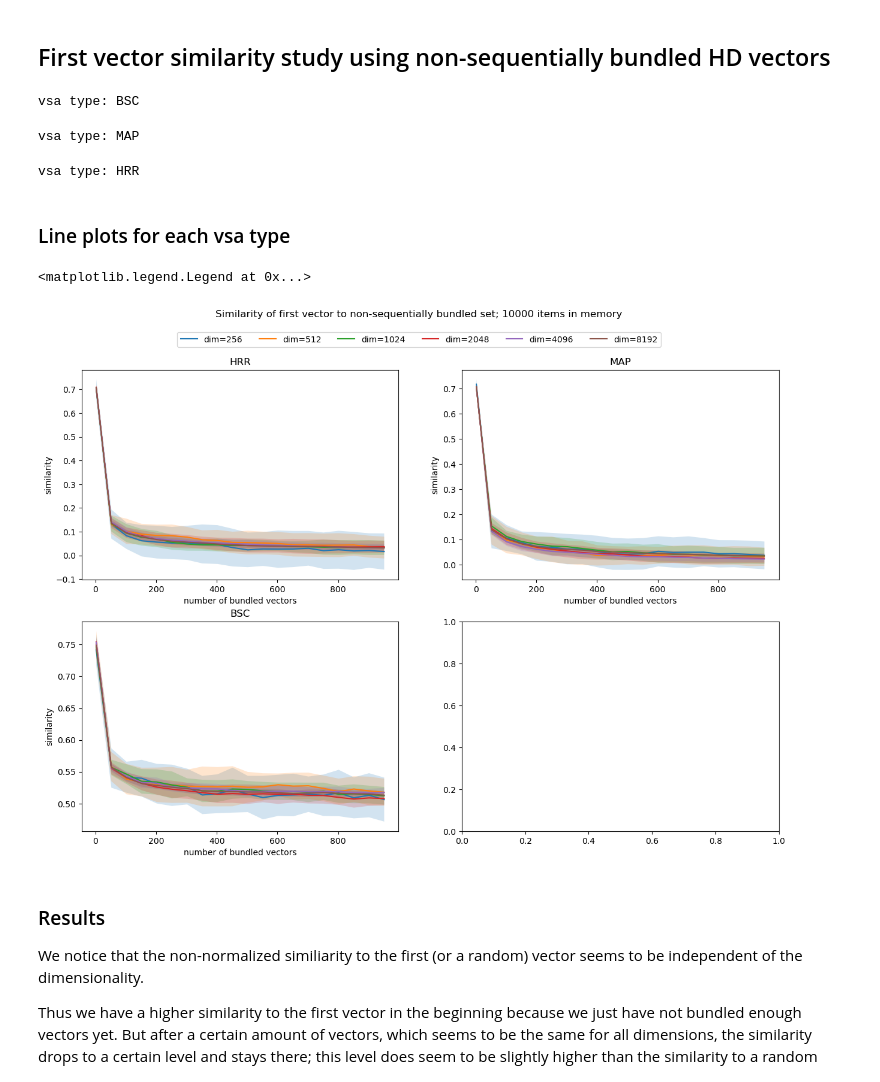
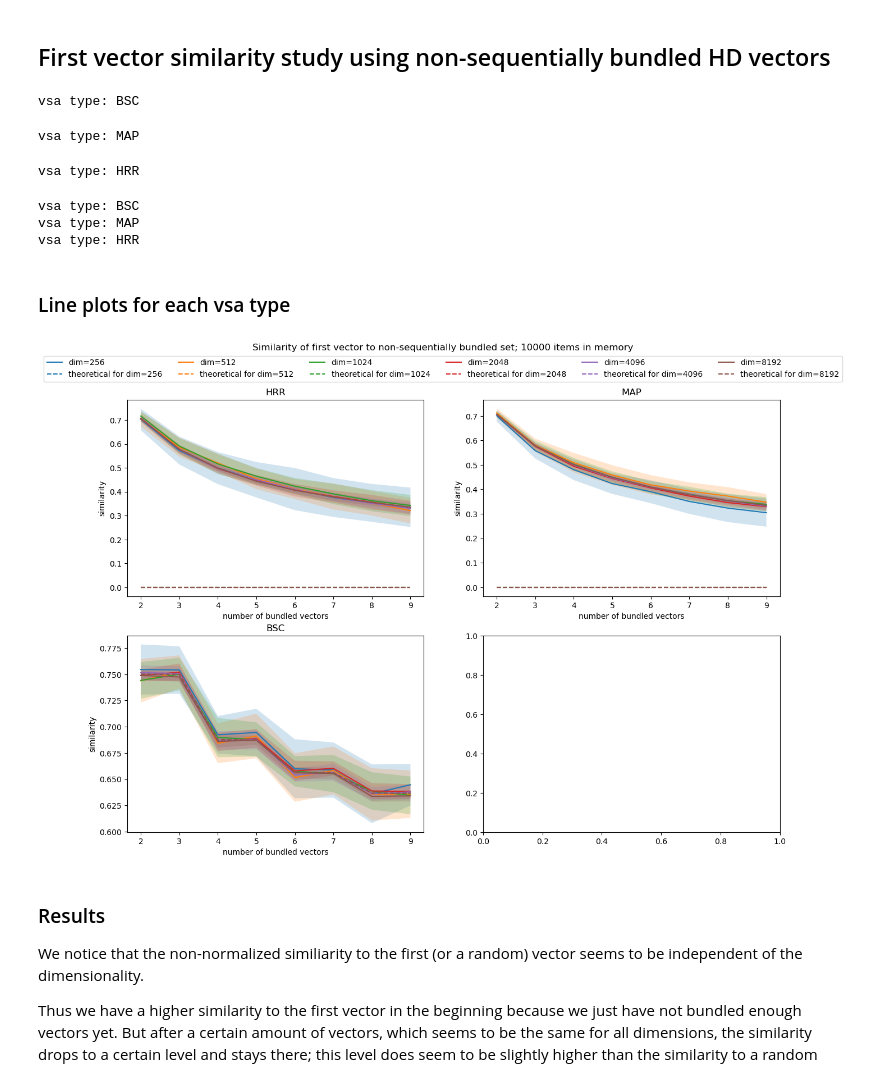
Before and after one commit to SennR-1952135/Masterthesis-VSAs, a Jupyter notebook: code/src/capacity_exp/non_norm_bundle_capacity_vsa_types.ipynb, the cells around one changed output. Cells and saved outputs as stored; diff of their text form; code cells hidden in the pictures.

```diff
--- a/code/src/capacity_exp/non_norm_bundle_capacity_vsa_types.ipynb
+++ b/code/src/capacity_exp/non_norm_bundle_capacity_vsa_types.ipynb
@@ -13,7 +15,8 @@ from helpers import similarity_func_partial
 VSA_TYPES = ['FHRR', 'BSC', 'MAP', 'HRR']
 VSA_TYPES = ['BSC', 'MAP', 'HRR'] # FHRR bundling is extremely slow compared to the others
 DIMENSIONS = [2**i for i in range(8, 14)]
-BUNDLE_SIZES = list(range(2, 1000, 50))
+# BUNDLE_SIZES = list(range(2, 10, 1))
+BUNDLE_SIZES = list(range(2, 10, 1))
 device = torch.device("cuda" if torch.cuda.is_available() else "cpu")
 if device == 'cuda':
     torch.cuda.empty_cache()
@@ -131,6 +134,9 @@ for vsa_type_idx in tqdm(range(len(VSA_TYPES)), disable=True):
       for d_idx in tqdm(range(len(DIMENSIONS)), disable=True):
           dim = DIMENSIONS[d_idx]
           item_memory = torchhd.random(item_memory_size, dim, vsa=vsa_type, device=device)
+          r_vecs = torchhd.random(item_memory_size, dim, vsa=vsa_type, device=device)[0]
+          # bind all vectors in item memory to r_vecs
+          item_memory = torchhd.bind(item_memory, r_vecs)
 
           # sample MAX_BUNDLE_SIZE vectors from item memory
           random_indices = torch.randperm(item_memory_size)[:MAX_BUNDLE_SIZE]
@@ -171,33 +177,60 @@ sim_random_vector_std = torch.std(sim_random_vector_tensor, dim=3)
 
 retrieval_first_vector_mean = torch.mean(retrieval_first_vector_tensor, dim=3)
 retrieval_first_vector_std = torch.std(retrieval_first_vector_tensor, dim=3) # is this relevant?
+
+theoretical_prob_correct = torch.zeros(len(DIMENSIONS), len(BUNDLE_SIZES), len(VSA_TYPES))
+
+def theoretical_similarity(amount_bundled, dim, vsa_type):
+    if vsa_type != 'BSC':
+      return 0
+    amount_bundled = amount_bundled + 1 if amount_bundled % 2 == 0 else amount_bundled # +1 because we need an odd amount of elements
+    expected_similarity = 1/2 + (math.comb(amount_bundled-1, int((amount_bundled-1)/2)) / 2**amount_bundled)
+    return expected_similarity
+
+
+for vsa_type_idx in tqdm(range(len(VSA_TYPES)), disable=True):
+  vsa_type = VSA_TYPES[vsa_type_idx]
+  print(f'vsa type: {vsa_type}')
+  similarity_func = partial(similarity_func_partial, vsa_type)
+
+  for d_idx in tqdm(range(len(DIMENSIONS)), disable=True):
+    dim = DIMENSIONS[d_idx]
+    for k_idx in range(len(BUNDLE_SIZES)):
+      k = BUNDLE_SIZES[k_idx]
+      theoretical_prob_correct[d_idx, k_idx, vsa_type_idx] = theoretical_similarity(k, dim, vsa_type)
 # %% [output]
 vsa type: BSC
 vsa type: MAP
 vsa type: HRR
+vsa type: BSC
+vsa type: MAP
+vsa type: HRR
 # %% [markdown]
 ### Line plots for each vsa type
 # %%
 # MAX_BUNDLE_SIZE_IDX = 10
 
 fig, ax = plt.subplots(nrows=(len(VSA_TYPES)+1)//2, ncols=2, figsize=(15, 5 * ((len(VSA_TYPES)+1)//2)))
 fig.suptitle(f'Similarity of first vector to non-sequentially bundled set; {item_memory_size} items in memory')
 for vsa_type_idx in range(len(VSA_TYPES)):
-    vsa_type = VSA_TYPES[vsa_type_idx]
-    row = (vsa_type_idx +1) // 2 - 1
-    col = vsa_type_idx % 2
-    ax[row, col].set_title(vsa_type)
-    for dim_idx in range(len(DIMENSIONS)):
-        ax[row, col].plot(BUNDLE_SIZES[:MAX_BUNDLE_SIZE_IDX], sim_first_vector_mean[dim_idx, :MAX_BUNDLE_SIZE_IDX, vsa_type_idx], label=f'dim={DIMENSIONS[dim_idx]}')
-        ax[row, col].fill_between(BUNDLE_SIZES[:MAX_BUNDLE_SIZE_IDX], sim_first_vector_mean[dim_idx, :MAX_BUNDLE_SIZE_IDX, vsa_type_idx] - sim_first_vector_std[dim_idx, :MAX_BUNDLE_SIZE_IDX, vsa_type_idx], sim_first_vector_mean[dim_idx, :MAX_BUNDLE_SIZE_IDX, vsa_type_idx] + sim_first_vector_std[dim_idx, :MAX_BUNDLE_SIZE_IDX, vsa_type_idx], alpha=0.2)
-        # ax[row, col].plot(BUNDLE_SIZES[:MAX_BUNDLE_SIZE_IDX], sim_random_vector_mean[dim_idx, :MAX_BUNDLE_SIZE_IDX, vsa_type_idx], label=f'dim={DIMENSIONS[dim_idx]}')
-        # ax[row, col].fill_between(BUNDLE_SIZES[:MAX_BUNDLE_SIZE_IDX], sim_random_vector_mean[dim_idx, :MAX_BUNDLE_SIZE_IDX, vsa_type_idx] - sim_random_vector_std[dim_idx, :MAX_BUNDLE_SIZE_IDX, vsa_type_idx], sim_random_vector_mean[dim_idx, :MAX_BUNDLE_SIZE_IDX, vsa_type_idx] + sim_random_vector_std[dim_idx, :MAX_BUNDLE_SIZE_IDX, vsa_type_idx], alpha=0.1)
-    ax[row, col].set_xlabel('number of bundled vectors')
-    ax[row, col].set_ylabel('similarity')
-fig.legend(handles=ax[0, 0].get_lines(), labels=[f'dim={dim}' for dim in DIMENSIONS], ncol=len(DIMENSIONS), loc='upper center', bbox_to_anchor=(0.5, .95))
+  vsa_type = VSA_TYPES[vsa_type_idx]
+  row = (vsa_type_idx +1) // 2 - 1
+  col = vsa_type_idx % 2
+  ax[row, col].set_title(vsa_type)
+  for dim_idx in range(len(DIMENSIONS)):
+    ax[row, col].plot(BUNDLE_SIZES[:MAX_BUNDLE_SIZE_IDX], sim_first_vector_mean[dim_idx, :MAX_BUNDLE_SIZE_IDX, vsa_type_idx], label=f'dim={DIMENSIONS[dim_idx]}' if row == 0 and col == 0 else None, linestyle='-', color=f'C{dim_idx}')
+    ax[row, col].plot(BUNDLE_SIZES[:MAX_BUNDLE_SIZE_IDX], theoretical_prob_correct[dim_idx, :MAX_BUNDLE_SIZE_IDX, vsa_type_idx], label=f'theoretical for dim={DIMENSIONS[dim_idx]}', linestyle='--', color=f'C{dim_idx}')
+    ax[row, col].fill_between(BUNDLE_SIZES[:MAX_BUNDLE_SIZE_IDX], sim_first_vector_mean[dim_idx, :MAX_BUNDLE_SIZE_IDX, vsa_type_idx] - sim_first_vector_std[dim_idx, :MAX_BUNDLE_SIZE_IDX, vsa_type_idx], sim_first_vector_mean[dim_idx, :MAX_BUNDLE_SIZE_IDX, vsa_type_idx] + sim_first_vector_std[dim_idx, :MAX_BUNDLE_SIZE_IDX, vsa_type_idx], alpha=0.2)
+  ax[row, col].set_xlabel('number of bundled vectors')
+  ax[row, col].set_ylabel('similarity')
+
+# Create a single legend for the top plot
+handles, labels = ax[0, 0].get_legend_handles_labels()
+fig.legend(handles, labels, ncol=len(DIMENSIONS), loc='upper center', bbox_to_anchor=(0.5, .965))
+
+plt.show()
 # %% [output]
-<matplotlib.legend.Legend at 0x...>
-[figure, old version]
+[figure, new version]
 # %% [markdown]
 ### Results
 
```
Also changed, not shown: parts of 6 cells of this notebook, 11 other files.
